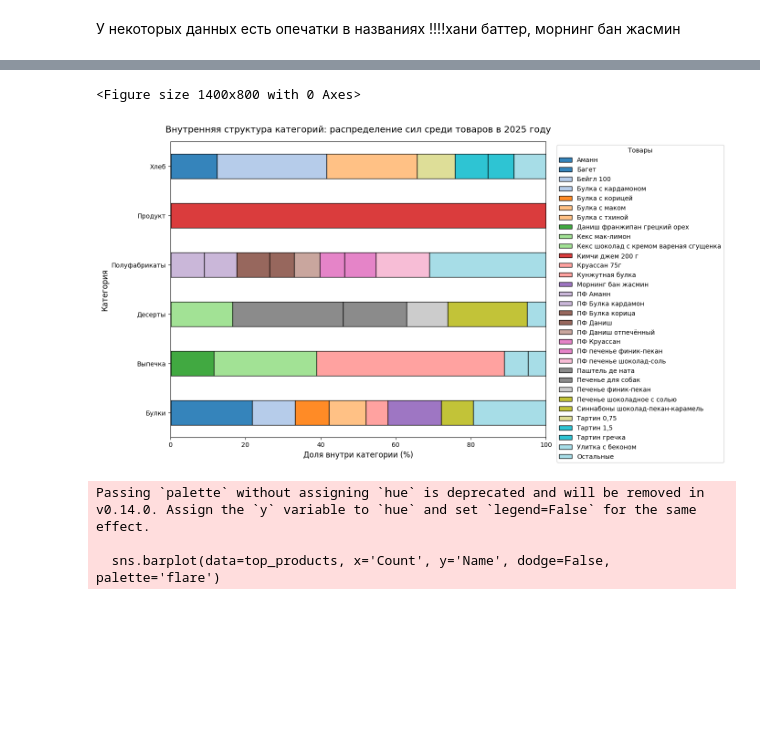
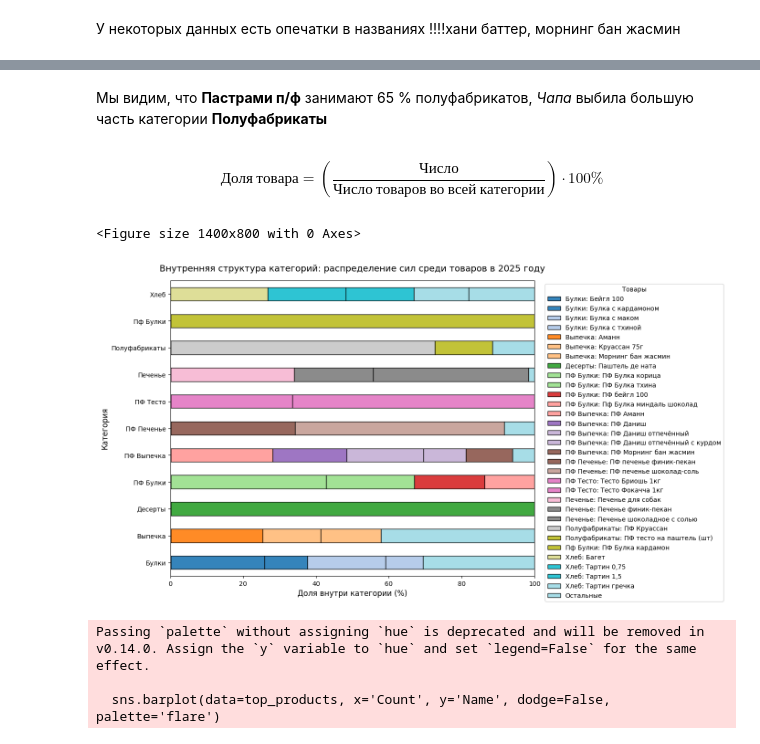
Before and after one commit to klopp2001/dna_analysis_summer, a Jupyter notebook: analysis_2026.ipynb, the cells around one changed output, grey strips where cells are left out. Drawn from its saved outputs; the diff is of its cells as text; code cells hidden in the pictures; blank space fills up the shorter version.

```diff
--- a/analysis_2026.ipynb
+++ b/analysis_2026.ipynb
@@ -340,0 +341,24 @@ df_2026
+# %%
+# 1. Сначала убираем ошибочную строку с названием точки
+df_2026 = df_2026[df_2026['Name'] != 'Краснопролетарская (студио)']
+
+# 2. Прописываем категории для всех новинок 2026 года
+df_2026.loc[df_2026['Name'] == 'Бабка карамелизированный шоколад и кокос', 'Category'] = 'Булки'
+df_2026.loc[df_2026['Name'] == 'Бейгл 120', 'Category'] = 'Хлеб'  # либо 'Выпечка', если бейглы у вас там
+df_2026.loc[df_2026['Name'] == 'Бриошь с ванильным кремом в ягодной глазури', 'Category'] = 'Булки'
+df_2026.loc[df_2026['Name'] == 'Ватрушка брусника-ваниль', 'Category'] = 'Булки'
+df_2026.loc[df_2026['Name'] == 'Даниш Баннофи', 'Category'] = 'Выпечка'
+df_2026.loc[df_2026['Name'] == 'Кекс лимон-малина', 'Category'] = 'Десерты'
+df_2026.loc[df_2026['Name'] == 'Круассан с кремом и компоте', 'Category'] = 'Выпечка'
+df_2026.loc[df_2026['Name'] == 'Мини даниш с курдом', 'Category'] = 'Выпечка'
+df_2026.loc[df_2026['Name'] == 'Шу мини жасмин', 'Category'] = 'Десерты'
+df_2026.loc[df_2026['Name'] == 'Шу мини малина-ваниль', 'Category'] = 'Десерты'
+df_2026.loc[df_2026['Name'] == 'Шу мини earl grey', 'Category'] = 'Десерты'
+df_2026.loc[df_2026['Name'] == 'Гранола грецкий орех-клюква', 'Category'] = 'Полуфабрикаты'
+df_2026.loc[df_2026['Name'] == 'Амман с цедрой лайма', 'Category'] = 'Выпечка'
+df_2026.loc[df_2026['Name'] == 'Honey butter toast', 'Category'] = 'Выпечка'
+
+# 3. На всякий случай проверяем, что у нас не осталось товаров с пустой категорией (NaN)
+df_2026['Category'] = df_2026['Category'].dropna()
+
+print("Все новинки успешно разнесены по правильным категориям!")
@@ -419,38 +475,48 @@ print(product_sales.groupby('Category').head(3).to_string(index=False))
+# %% [markdown]
+Мы видим, что **Пастрами п/ф** занимают 65 % полуфабрикатов, *Чапа* выбила большую часть категории **Полуфабрикаты**
+# %% [markdown]
+$$ Доля \ товара = \left( \frac{Число}{Число \ товаров \ во \ всей \ категории} \right) \cdot 100\% $$
 # %%
-import matplotlib.pyplot as plt
-import seaborn as sns
-
 # 1. Считаем продажи и доли товаров внутри категорий
 prod_structure = df_2026.groupby(['Category', 'Name'])['Count'].sum().reset_index()
 prod_structure['Share_%'] = (prod_structure['Count'] / prod_structure.groupby('Category')['Count'].transform('sum')) * 100
 
 # 2. Схлопываем мелкие товары (< 5% внутри категории) в группу "Остальные", чтобы не было каши
-prod_structure.loc[prod_structure['Share_%'] < 5, 'Name'] = 'Остальные'
-pivot_structure = prod_structure.groupby(['Category', 'Name'])['Share_%'].sum().unstack().fillna(0)
+prod_structure.loc[prod_structure['Share_%'] < 10, 'Name'] = 'Остальные'
 
-# Сортируем колонки так, чтобы "Остальные" были в самом конце (на графике — на правом краю)
+# --- МАГИЯ: Склеиваем категорию и название товара для легенды ---
+# Если товар "Остальные", оставляем просто "Остальные", для остальных — делаем "Категория: Товар"
+prod_structure['Category_Product'] = prod_structure.apply(
+    lambda row: 'Остальные' if row['Name'] == 'Остальные'
+    else f"{row['Category']}: {row['Name']}",
+    axis=1
+)
+
+# Группируем уже по новой склеенной колонке
+pivot_structure = prod_structure.groupby(['Category', 'Category_Product'])['Share_%'].sum().unstack().fillna(0)
+
+# Сортируем колонки легенды так, чтобы "Остальные" были в самом конце
 if 'Остальные' in pivot_structure.columns:
     cols = [c for c in pivot_structure.columns if c != 'Остальные'] + ['Остальные']
     pivot_structure = pivot_structure[cols]
-
 # 3. Строим горизонтальный 100% график
 # Используем большую качественную палитру для множества товаров
 plt.figure(figsize=(14, 8))
 pivot_structure.plot(kind='barh', stacked=True, figsize=(14, 8), cmap='tab20', edgecolor='black', alpha=0.9)
 
 # Настраиваем оформление
 plt.title('Внутренняя структура категорий: распределение сил среди товаров в 2025 году', fontsize=14, pad=15)
 plt.xlabel('Доля внутри категории (%)', fontsize=12)
 plt.ylabel('Категория', fontsize=12)
 plt.xlim(0, 100)
 
 # Выносим легенду вправо, чтобы она не перекрывала график
 plt.legend(bbox_to_anchor=(1.02, 1), loc='upper left', title="Товары")
 plt.tight_layout()
 plt.show()
 # %% [output]
 <Figure size 1400x800 with 0 Axes>
-[figure, old version]
+[figure, new version]
 # %%
 top_products = df_2026.groupby(['Category', 'Name'])['Count'].sum().reset_index()
 top_products = top_products.sort_values(by='Count', ascending=False).head(10)
```
Also changed, not shown: parts of 22 cells of this notebook, 3 other files.
